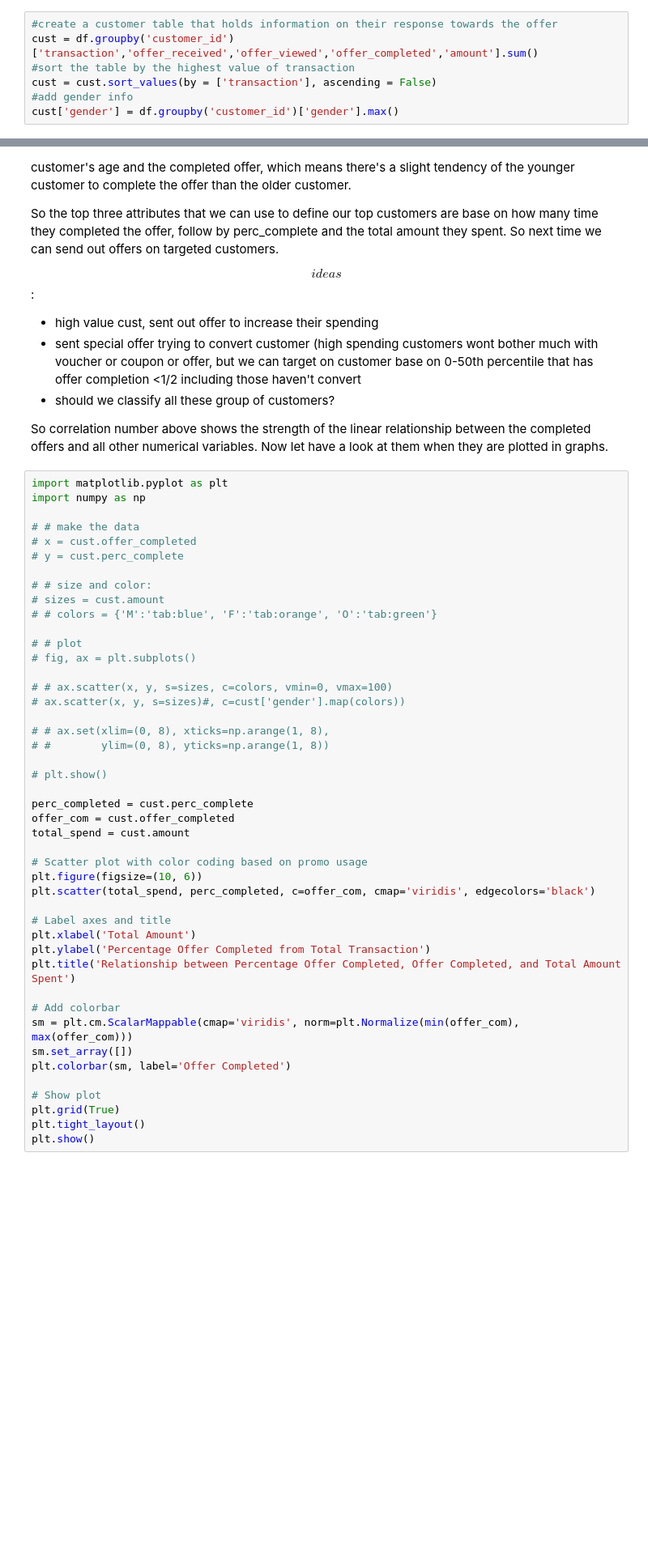
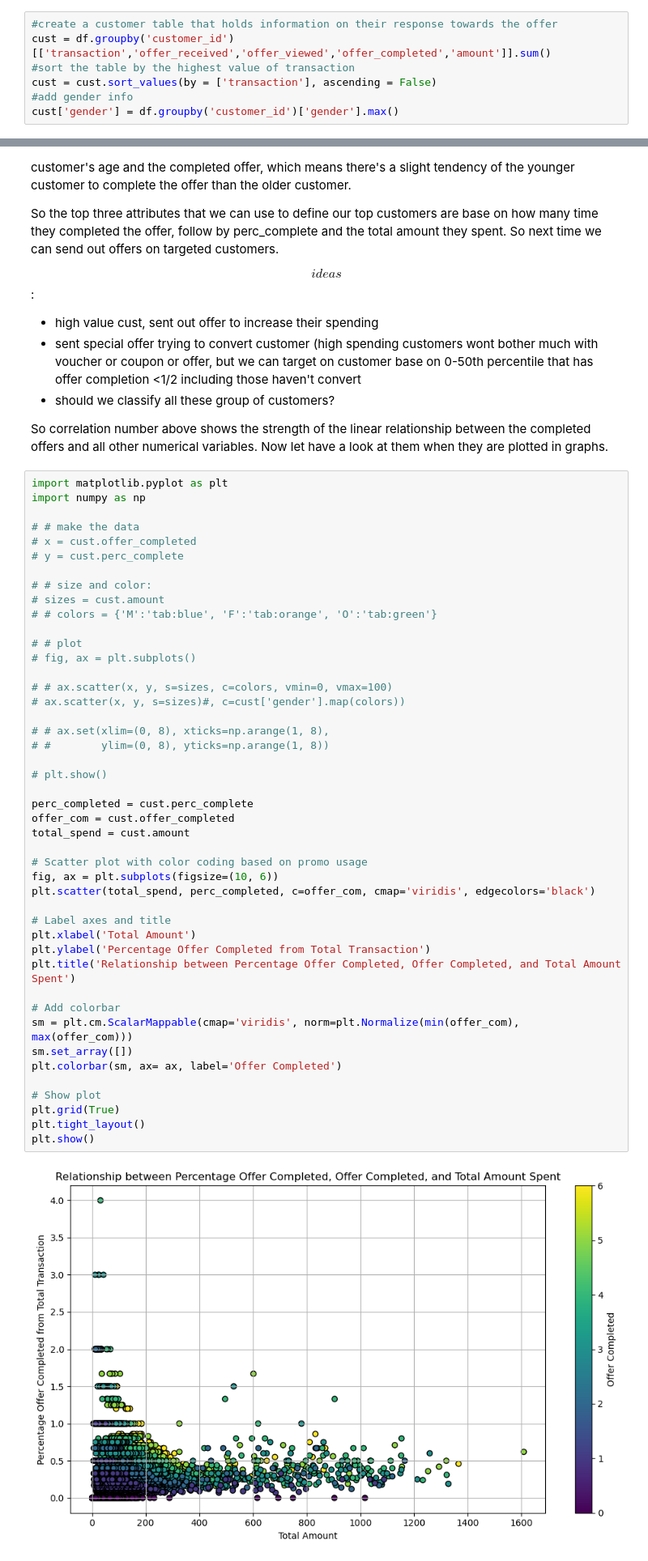
Before and after one commit to fatinshariff/sbcapstone, a Jupyter notebook: Starbucks_Capstone_notebook_v1.ipynb, the cells around one changed output, grey strips where cells are left out. Shown at 81% size. Saved outputs shown, nothing was run; the diff lists cells and outputs as text; blank space fills up the shorter version.

```diff
--- a/Starbucks_Capstone_notebook_v1.ipynb
+++ b/Starbucks_Capstone_notebook_v1.ipynb
@@ -452,7 +764,7 @@ Is there a pattern where woman are more prone to complete the offer compare to m
 We realized earlier that the majority of our customer are male but does it apply the same for those who completed the offer? Let's find out on that.
 # %%
 #create a customer table that holds information on their response towards the offer
-cust = df.groupby('customer_id')['transaction','offer_received','offer_viewed','offer_completed','amount'].sum()
+cust = df.groupby('customer_id')[['transaction','offer_received','offer_viewed','offer_completed','amount']].sum()
 #sort the table by the highest value of transaction
 cust = cust.sort_values(by = ['transaction'], ascending = False)
 #add gender info
@@ -531,34 +898,36 @@ import numpy as np
 # fig, ax = plt.subplots()
 
 # # ax.scatter(x, y, s=sizes, c=colors, vmin=0, vmax=100)
 # ax.scatter(x, y, s=sizes)#, c=cust['gender'].map(colors))
 
 # # ax.set(xlim=(0, 8), xticks=np.arange(1, 8),
 # #        ylim=(0, 8), yticks=np.arange(1, 8))
 
 # plt.show()
 
 perc_completed = cust.perc_complete
 offer_com = cust.offer_completed
 total_spend = cust.amount
 
 # Scatter plot with color coding based on promo usage
-plt.figure(figsize=(10, 6))
+fig, ax = plt.subplots(figsize=(10, 6))
 plt.scatter(total_spend, perc_completed, c=offer_com, cmap='viridis', edgecolors='black')
 
 # Label axes and title
 plt.xlabel('Total Amount')
 plt.ylabel('Percentage Offer Completed from Total Transaction')
 plt.title('Relationship between Percentage Offer Completed, Offer Completed, and Total Amount Spent')
 
 # Add colorbar
 sm = plt.cm.ScalarMappable(cmap='viridis', norm=plt.Normalize(min(offer_com), max(offer_com)))
 sm.set_array([])
-plt.colorbar(sm, label='Offer Completed')
+plt.colorbar(sm, ax= ax, label='Offer Completed')
 
 # Show plot
 plt.grid(True)
 plt.tight_layout()
 plt.show()
+# %% [output]
+[figure, added]
 # %%
 cust[cust.perc_complete > 1].sort_values(by= "perc_complete",ascending= False)
```
Also changed, not shown: parts of 112 cells of this notebook.
